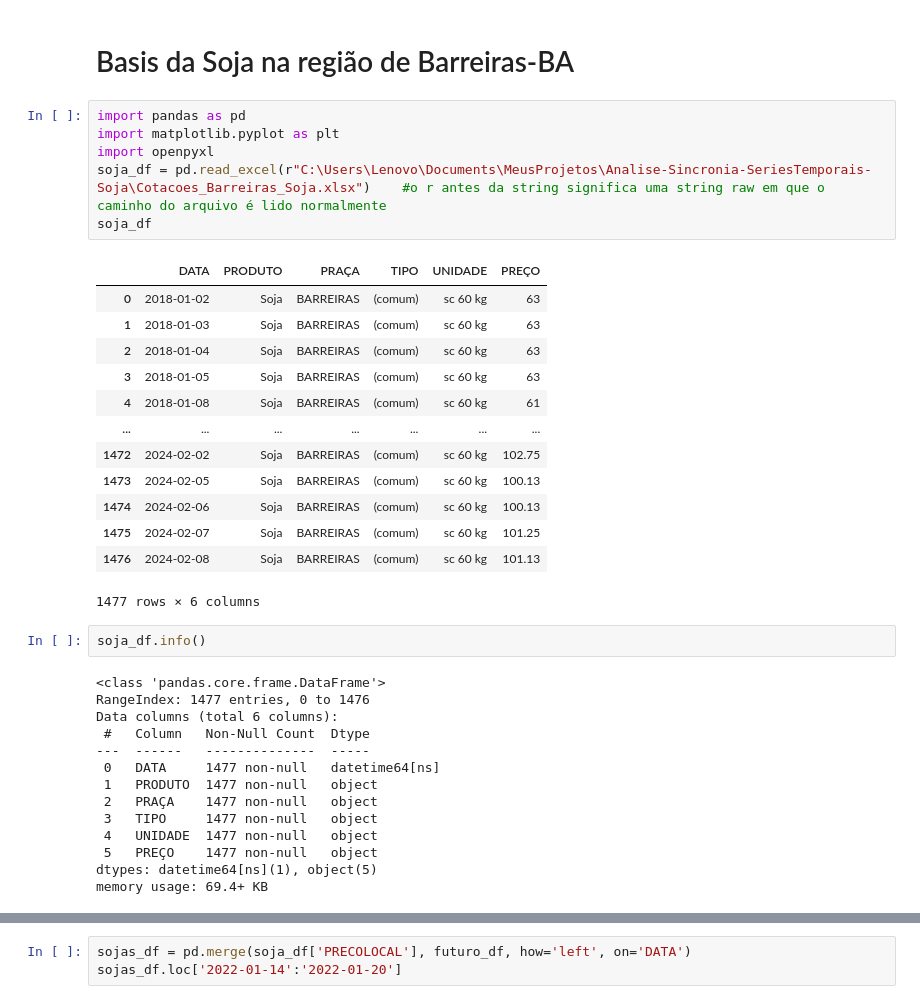
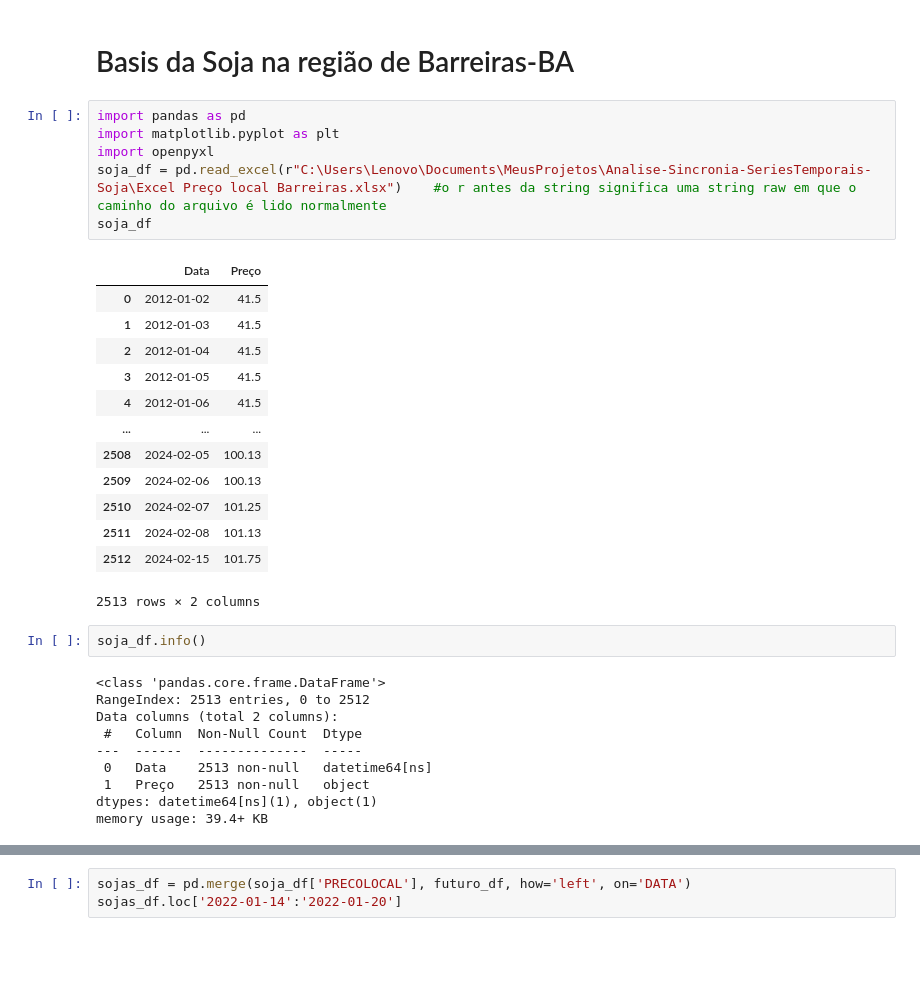
Before and after one commit to vidomirana/Analise-Sincronia-SeriesTemporais-Soja, a Jupyter notebook: Basis_Soja.ipynb, the cells around one changed output, grey strips where cells are left out. Cells and saved outputs as stored; diff of their text form; blank space fills up the shorter version.

```diff
--- a/Basis_Soja.ipynb
+++ b/Basis_Soja.ipynb
@@ -3,37 +3,33 @@
 # %%
 import pandas as pd
 import matplotlib.pyplot as plt
 import openpyxl
-soja_df = pd.read_excel(r"C:\Users\Lenovo\Documents\MeusProjetos\Analise-Sincronia-SeriesTemporais-Soja\Cotacoes_Barreiras_Soja.xlsx")    #o r antes da string significa uma string raw em que o caminho do arquivo é lido normalmente
+soja_df = pd.read_excel(r"C:\Users\Lenovo\Documents\MeusProjetos\Analise-Sincronia-SeriesTemporais-Soja\Excel Preço local Barreiras.xlsx")    #o r antes da string significa uma string raw em que o caminho do arquivo é lido normalmente
 soja_df
 # %% [output]
-|  | DATA | PRODUTO | PRAÇA | TIPO | UNIDADE | PREÇO |
-| 0 | 2018-01-02 | Soja | BARREIRAS | (comum) | sc 60 kg | 63 |
-| 1 | 2018-01-03 | Soja | BARREIRAS | (comum) | sc 60 kg | 63 |
-| 2 | 2018-01-04 | Soja | BARREIRAS | (comum) | sc 60 kg | 63 |
-| 3 | 2018-01-05 | Soja | BARREIRAS | (comum) | sc 60 kg | 63 |
-| 4 | 2018-01-08 | Soja | BARREIRAS | (comum) | sc 60 kg | 61 |
-| ... | ... | ... | ... | ... | ... | ... |
-| 1472 | 2024-02-02 | Soja | BARREIRAS | (comum) | sc 60 kg | 102.75 |
-| 1473 | 2024-02-05 | Soja | BARREIRAS | (comum) | sc 60 kg | 100.13 |
-| 1474 | 2024-02-06 | Soja | BARREIRAS | (comum) | sc 60 kg | 100.13 |
-| 1475 | 2024-02-07 | Soja | BARREIRAS | (comum) | sc 60 kg | 101.25 |
-| 1476 | 2024-02-08 | Soja | BARREIRAS | (comum) | sc 60 kg | 101.13 |
+|  | Data | Preço |
+| 0 | 2012-01-02 | 41.5 |
+| 1 | 2012-01-03 | 41.5 |
+| 2 | 2012-01-04 | 41.5 |
+| 3 | 2012-01-05 | 41.5 |
+| 4 | 2012-01-06 | 41.5 |
+| ... | ... | ... |
+| 2508 | 2024-02-05 | 100.13 |
+| 2509 | 2024-02-06 | 100.13 |
+| 2510 | 2024-02-07 | 101.25 |
+| 2511 | 2024-02-08 | 101.13 |
+| 2512 | 2024-02-15 | 101.75 |
-1477 rows × 6 columns
+2513 rows × 2 columns
 # %%
 soja_df.info()
 # %% [output]
 <class 'pandas.core.frame.DataFrame'>
-RangeIndex: 1477 entries, 0 to 1476
-Data columns (total 6 columns):
- #   Column   Non-Null Count  Dtype
----  ------   --------------  -----
- 0   DATA     1477 non-null   datetime64[ns]
- 1   PRODUTO  1477 non-null   object
- 2   PRAÇA    1477 non-null   object
- 3   TIPO     1477 non-null   object
- 4   UNIDADE  1477 non-null   object
- 5   PREÇO    1477 non-null   object
-dtypes: datetime64[ns](1), object(5)
-memory usage: 69.4+ KB
+RangeIndex: 2513 entries, 0 to 2512
+Data columns (total 2 columns):
+ #   Column  Non-Null Count  Dtype
+---  ------  --------------  -----
+ 0   Data    2513 non-null   datetime64[ns]
+ 1   Preço   2513 non-null   object
+dtypes: datetime64[ns](1), object(1)
+memory usage: 39.4+ KB
 # %%
```
Also changed, not shown: parts of 22 cells of this notebook, 1 other file.
